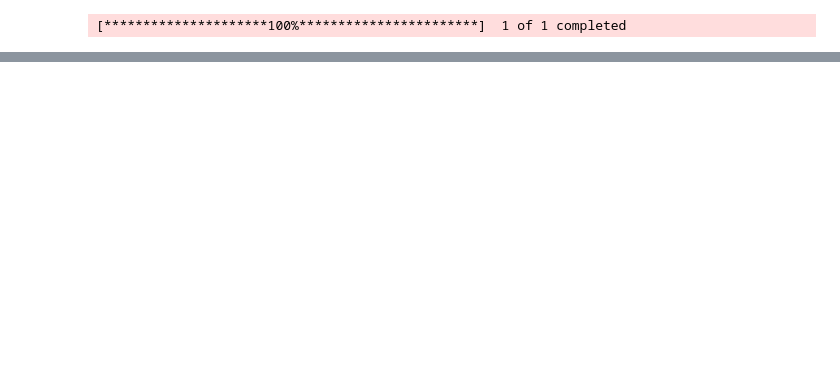
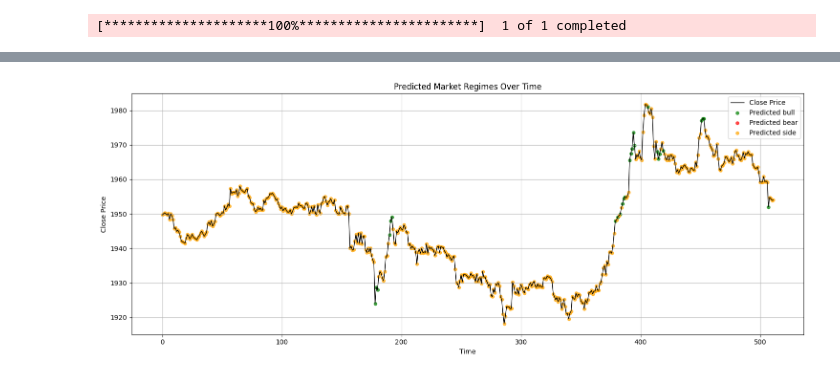
Before and after one commit to Sparsh-Kumar/quantresearch, a Jupyter notebook: notebooks/dipIdentification.ipynb, the cells around one changed output, grey strips where cells are left out. Drawn from its saved outputs; the diff is of its cells as text; code cells hidden in the pictures; blank space fills up the shorter version.

Commit message:
regime detection using naive bayes.

```diff
--- a/notebooks/dipIdentification.ipynb
+++ b/notebooks/dipIdentification.ipynb
@@ -99,0 +155,18 @@ plt.show()
+# %%
+from sklearn.model_selection import train_test_split
+from sklearn.naive_bayes import GaussianNB
+from sklearn.metrics import classification_report
+
+features = ['rsi', 'slope', 'logreturn', 'volume_zscore']
+
+split_idx = int(len(df) * 0.8)
+X_train = df.iloc[:split_idx][features]
+y_train = df.iloc[:split_idx]['regime']
+X_test = df.iloc[split_idx:][features]
+y_test = df.iloc[split_idx:]['regime']
+
+model = GaussianNB()
+model.fit(X_train, y_train)
+
+y_pred = model.predict(X_test)
+print(classification_report(y_test, y_pred))
@@ -99,0 +182,27 @@ plt.show()
+# %%
+
+
+# Visualization
+
+df_test = df.iloc[split_idx:].copy()
+df_test['predicted_regime'] = y_pred
+
+df_test = df_test.reset_index(drop=True)
+
+plt.figure(figsize=(15, 6))
+plt.plot(df_test.index, df_test['Close'], label='Close Price', color='black', linewidth=1)
+
+colors = {'bull': 'green', 'bear': 'red', 'side': 'orange'}
+for regime in ['bull', 'bear', 'side']:
+  idx = df_test[df_test['predicted_regime'] == regime].index
+  plt.scatter(idx, df_test.loc[idx, 'Close'], color=colors[regime], label=f'Predicted {regime}', s=20, alpha=0.7)
+
+plt.title('Predicted Market Regimes Over Time')
+plt.xlabel('Time')
+plt.ylabel('Close Price')
+plt.legend()
+plt.grid(True)
+plt.tight_layout()
+plt.show()
+# %% [output]
+[figure, added]
```
Also changed, not shown: parts of 13 cells of this notebook.
